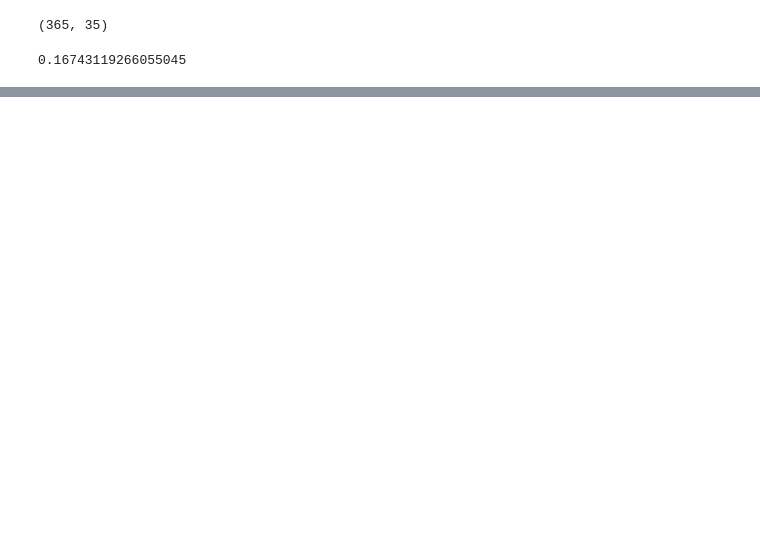
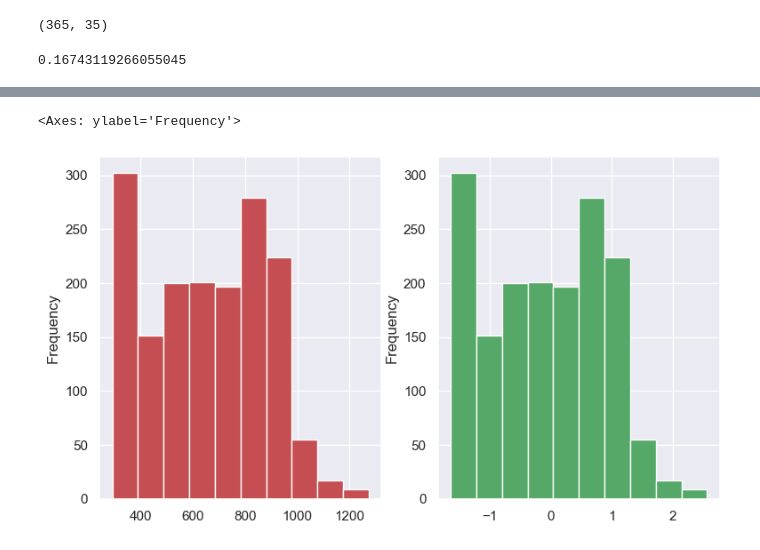
Before and after one commit to sokosaa/Machine-Learning-in-Mechanical-Engineering, a Jupyter notebook: HW1/case3/casestudy3.ipynb, the cells around one changed output, grey strips where cells are left out. Drawn from its saved outputs; the diff is of its cells as text; code cells hidden in the pictures; blank space fills up the shorter version.

```diff
--- a/HW1/case3/casestudy3.ipynb
+++ b/HW1/case3/casestudy3.ipynb
@@ -303,0 +554,7 @@ totalduplicaterows:0
+# %%
+mx = '_mxm'
+nums_mxm = []
+for s in nums:
+    s = s + mx
+    nums_mxm.append(s)
+print(nums_mxm)
@@ -303,0 +563,7 @@ totalduplicaterows:0
+# %%
+mxm_Scaler = preprocessing.MinMaxScaler()
+
+mxm_Scaler.fit(df2[nums])
+
+df2[nums_mxm] = mxm_Scaler.transform(df2[nums])
+df2.head()
@@ -303,0 +598,7 @@ totalduplicaterows:0
+# %%
+sc = '_std'
+nums_std = []
+for s in nums:
+    s = s + sc
+    nums_std.append(s)
+print(nums_std)
@@ -303,0 +607,7 @@ totalduplicaterows:0
+# %%
+std_Scaler = preprocessing.StandardScaler()
+
+std_Scaler.fit(df2[nums])
+
+df2[nums_std] = std_Scaler.transform(df2[nums])
+df2.head()
@@ -303,0 +622,8 @@ totalduplicaterows:0
+# %%
+fig2, ax2 = plt.subplots(1,2, figsize=(9,5))
+
+df2['temp'].plot(kind='hist', ax=ax2[0], color='r')
+df2['temp_std'].plot(kind='hist', ax=ax2[1], color='g')
+# %% [output]
+<Axes: ylabel='Frequency'>
+[figure, added]
```
Also changed, not shown: parts of 72 cells of this notebook, 1 other file.
